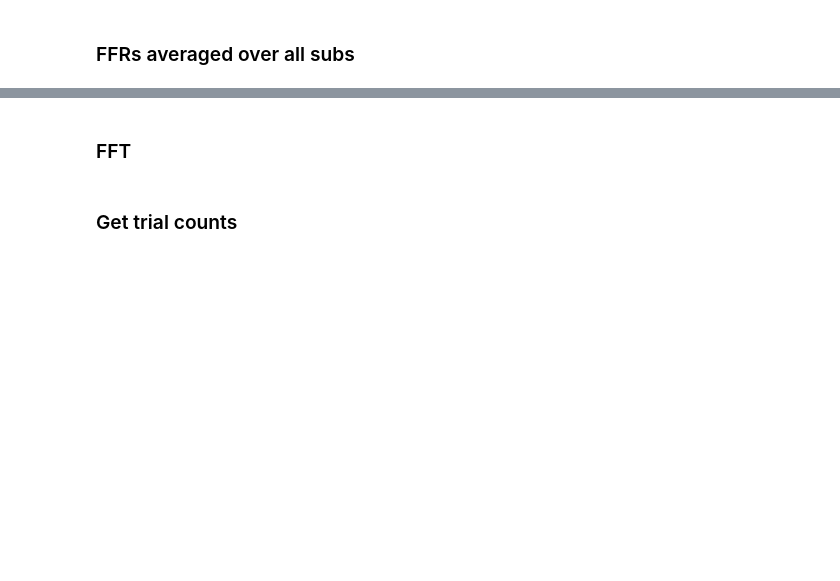
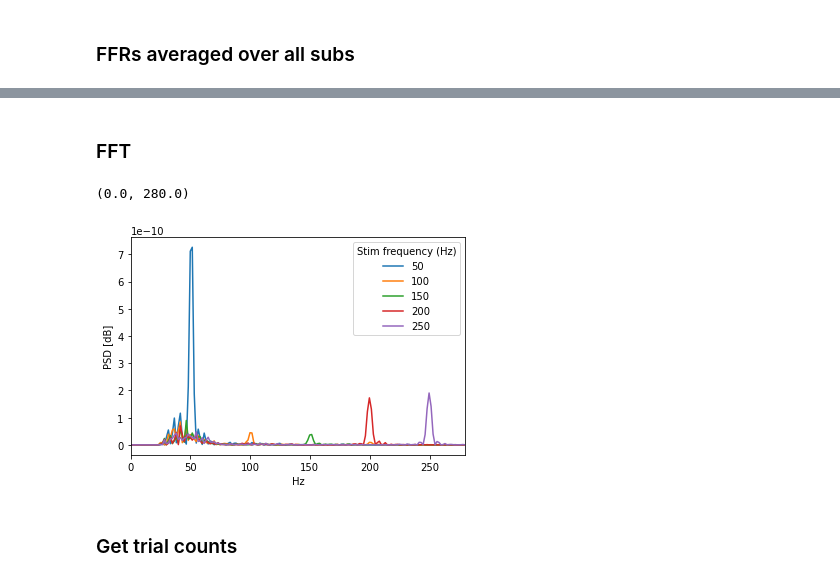
Before and after one commit to letitiayhho/eeg_pitch_tracking, a Jupyter notebook: scripts/plot-ffr.ipynb, the cells around one changed output, grey strips where cells are left out. Cells and saved outputs as stored; diff of their text form; code cells hidden in the pictures; blank space fills up the shorter version.

```diff
--- a/scripts/plot-ffr.ipynb
+++ b/scripts/plot-ffr.ipynb
@@ -103,22 +86,43 @@ Need more than one channel to make topography for eeg. Disabling interactivity.
 ... (3 outputs left out)
-# %% [markdown]
-### FFT
-# %%
-from scipy.fft import fft, fftfreq
-import numpy as np
-
-# Number of sample points
-fs = 600
-
-y = evokeds['250'].get_data()
-T = 1/fs
-yf = fft(y)
-xf = fftfreq(fs, T)[:N//2]
-
-import matplotlib.pyplot as plt
-plt.plot(xf, 2.0/N * np.abs(yf[0:N//2]))
-plt.grid()
-plt.show()
+# %% [markdown]
+### FFT
+# %%
+time_step = 1 / fs
+freqs = np.fft.fftfreq(x.size, time_step)
+idx = np.argsort(freqs)
+
+x = evokeds['50'].get_data()
+x = x.flatten()
+ps = np.abs(np.fft.fft(x))**2
+plt.plot(freqs[idx], ps[idx], label = "50")
+
+x = evokeds['100'].get_data()
+x = x.flatten()
+ps = np.abs(np.fft.fft(x))**2
+plt.plot(freqs[idx], ps[idx], label = "100")
+
+x = evokeds['150'].get_data()
+x = x.flatten()
+ps = np.abs(np.fft.fft(x))**2
+plt.plot(freqs[idx], ps[idx], label = "150")
+
+x = evokeds['200'].get_data()
+x = x.flatten()
+ps = np.abs(np.fft.fft(x))**2
+plt.plot(freqs[idx], ps[idx], label = "200")
+
+x = evokeds['250'].get_data()
+x = x.flatten()
+ps = np.abs(np.fft.fft(x))**2
+plt.plot(freqs[idx], ps[idx], label = "250")
+
+plt.legend(title = 'Stim frequency (Hz)')
+plt.xlabel("Hz")
+plt.ylabel("PSD [dB]")
+plt.xlim(0, 280)
+# %% [output]
+(0.0, 280.0)
+[figure, added]
 # %% [markdown]
 ### Get trial counts
 # %%
```
Also changed, not shown: parts of 6 cells of this notebook.
